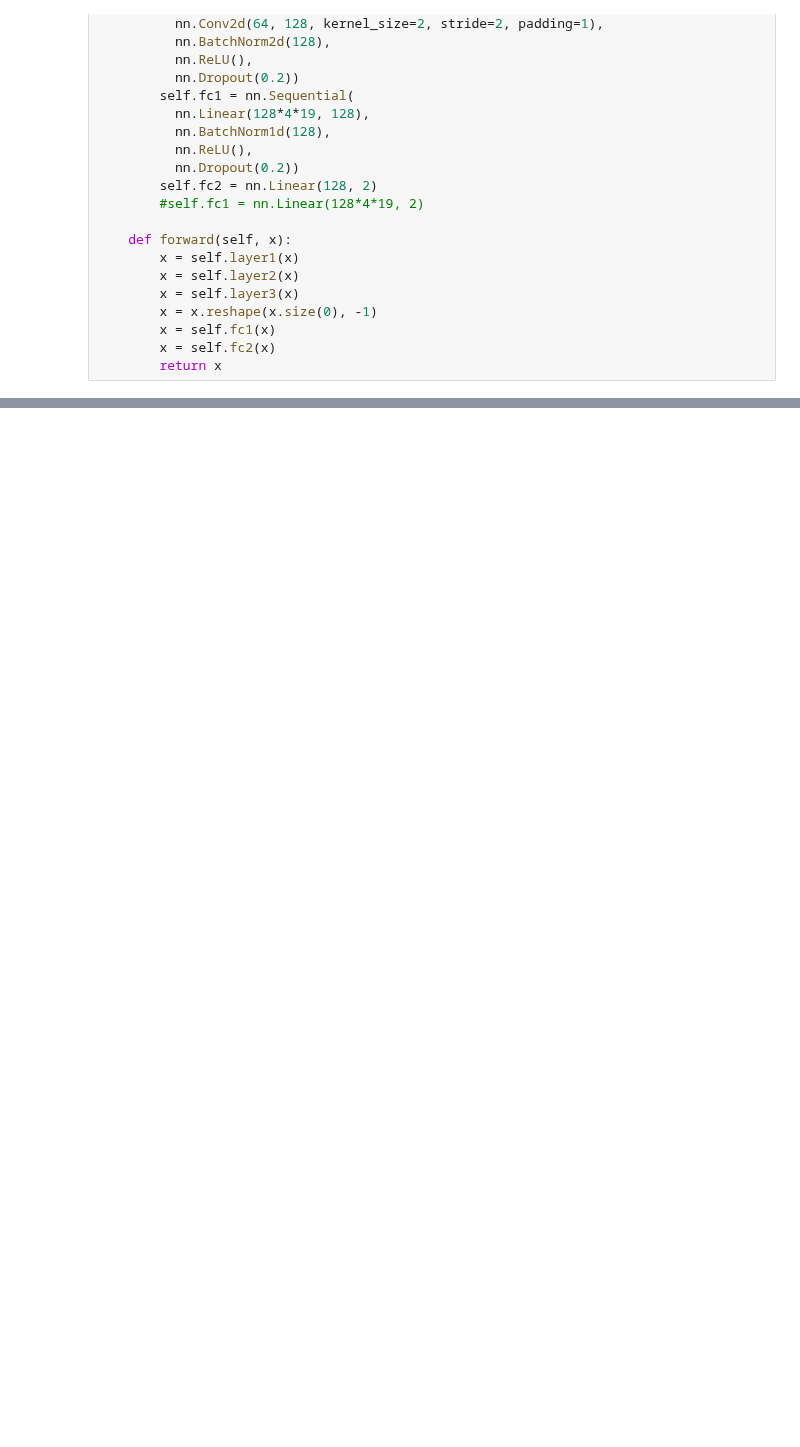
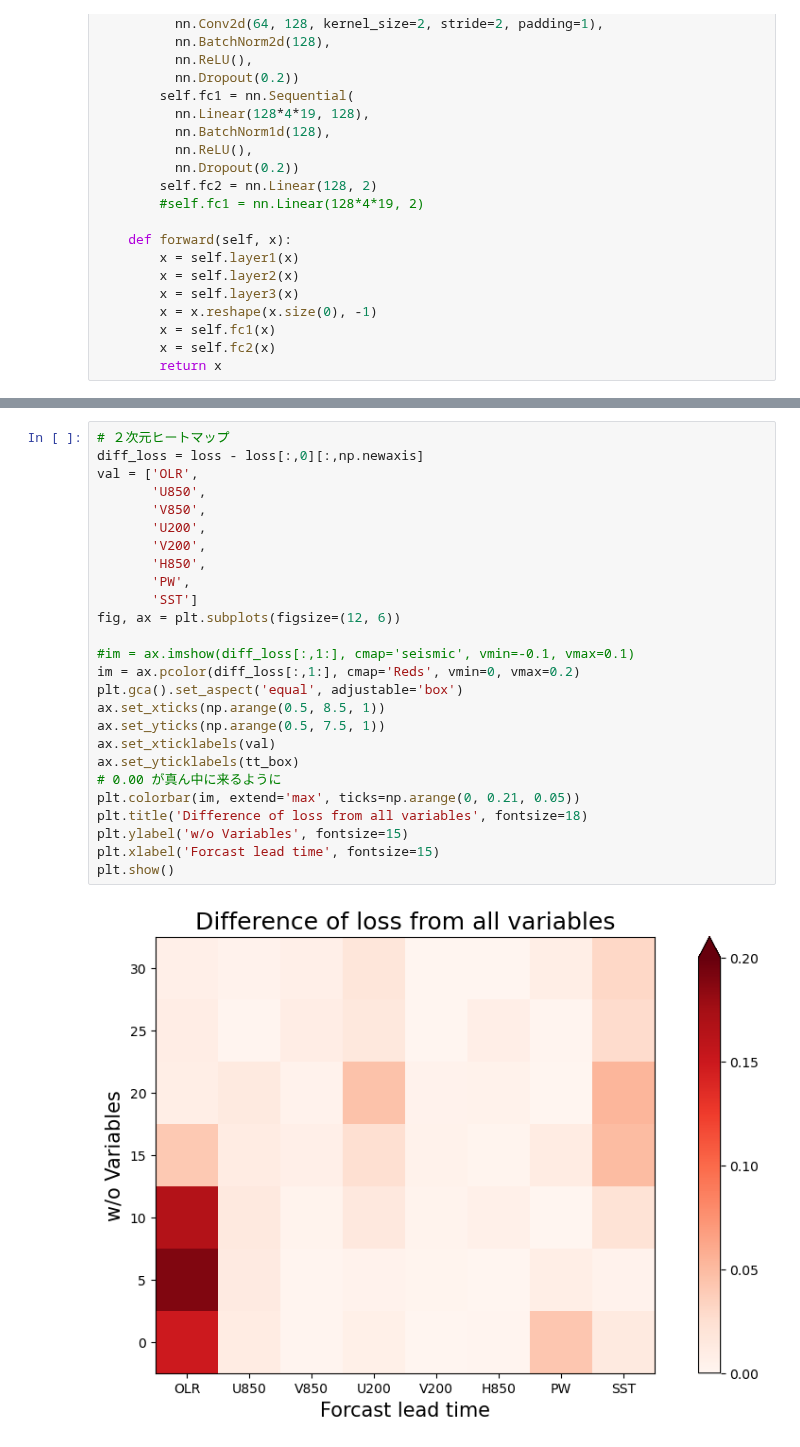
Before and after one commit to Yuumae1/machine_learning, a Jupyter notebook: Kikuchi12_torch/sensitivity_test_single.ipynb, the cells around one changed output, grey strips where cells are left out. Cells and saved outputs as stored; diff of their text form; blank space fills up the shorter version.

```diff
--- a/Kikuchi12_torch/sensitivity_test_single.ipynb
+++ b/Kikuchi12_torch/sensitivity_test_single.ipynb
@@ -256,0 +259,28 @@ plt.show()
+# %%
+# ２次元ヒートマップ
+diff_loss = loss - loss[:,0][:,np.newaxis]
+val = ['OLR',
+       'U850',
+       'V850',
+       'U200',
+       'V200',
+       'H850',
+       'PW',
+       'SST']
+fig, ax = plt.subplots(figsize=(12, 6))
+
+#im = ax.imshow(diff_loss[:,1:], cmap='seismic', vmin=-0.1, vmax=0.1)
+im = ax.pcolor(diff_loss[:,1:], cmap='Reds', vmin=0, vmax=0.2)
+plt.gca().set_aspect('equal', adjustable='box')
+ax.set_xticks(np.arange(0.5, 8.5, 1))
+ax.set_yticks(np.arange(0.5, 7.5, 1))
+ax.set_xticklabels(val)
+ax.set_yticklabels(tt_box)
+# 0.00 が真ん中に来るように
+plt.colorbar(im, extend='max', ticks=np.arange(0, 0.21, 0.05))
+plt.title('Difference of loss from all variables', fontsize=18)
+plt.ylabel('w/o Variables', fontsize=15)
+plt.xlabel('Forcast lead time', fontsize=15)
+plt.show()
+# %% [output]
+[figure, added]
```
Also changed, not shown: parts of 9 cells of this notebook, 2 other files.
